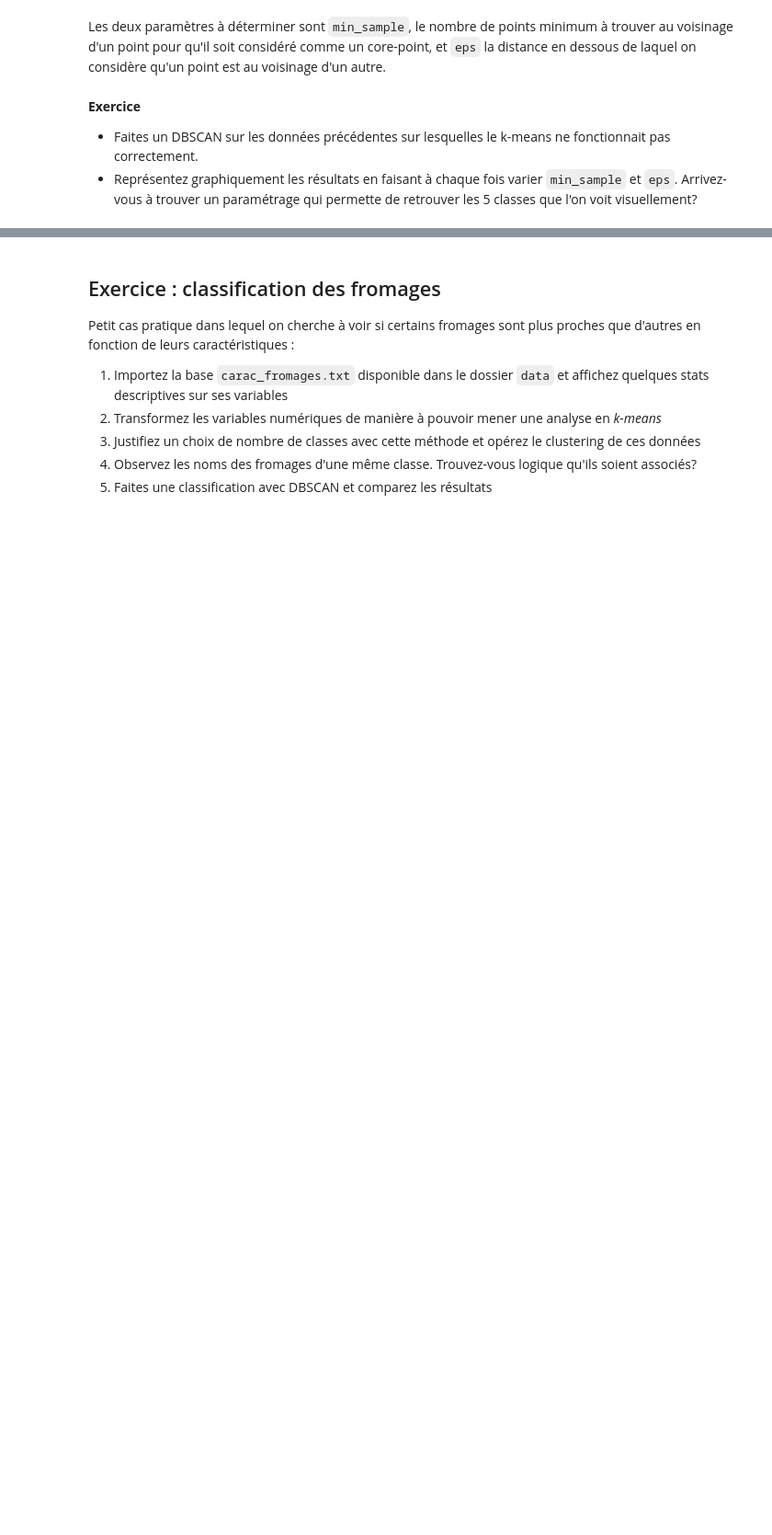
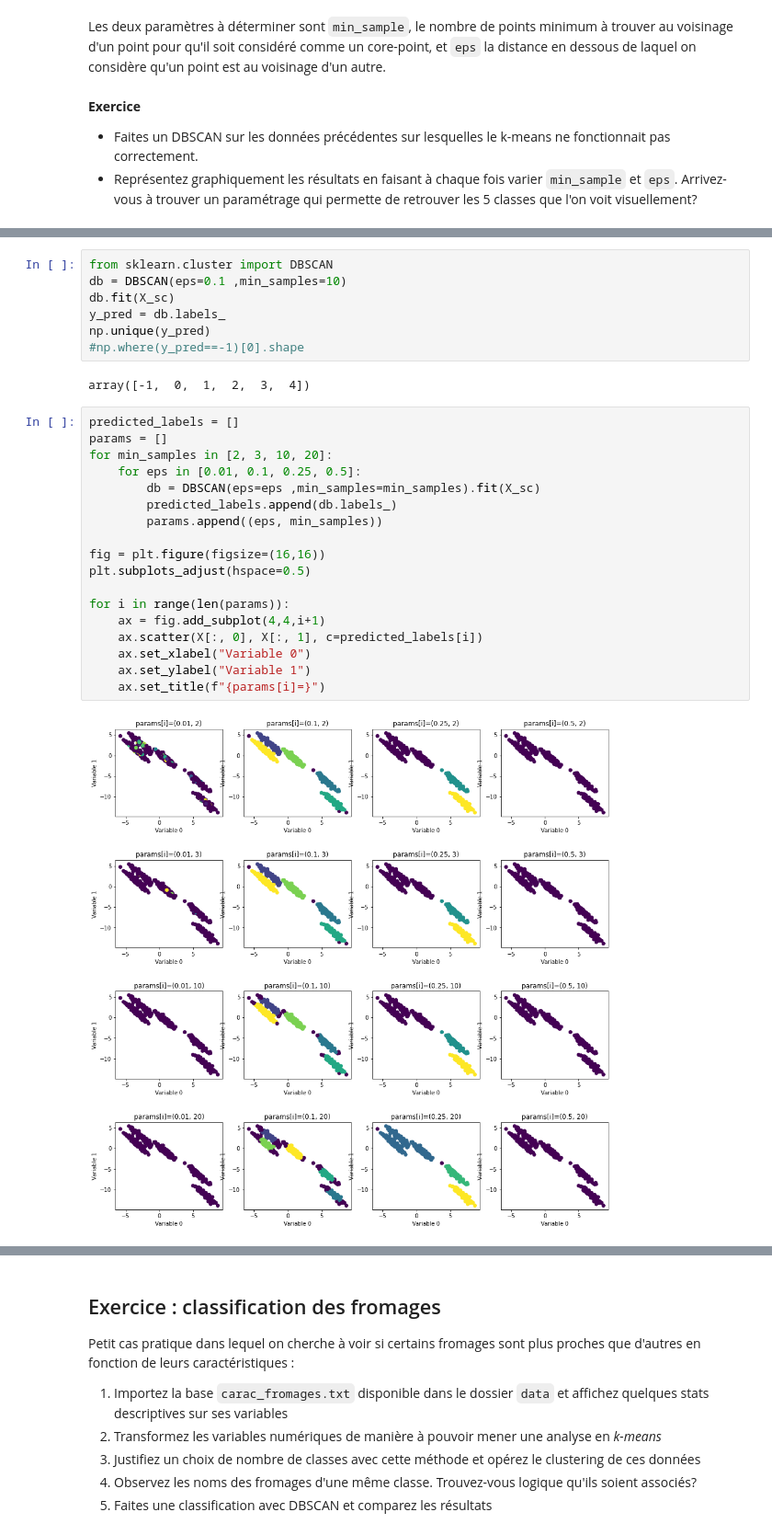
Before and after one commit to louiskuhn/IA-P2-Euskadi, a Jupyter notebook: Ressources/Machine Learning/Clustering/Kmeans et DBSCAN/kmeans_dbscan.ipynb, the cells around one changed output, grey strips where cells are left out. Shown: that part at 92% size. Cells and saved outputs as stored; diff of their text form; blank space fills up the shorter version.

Commit message:
correction kmeans dbscan

```diff
--- a/Ressources/Machine Learning/Clustering/Kmeans et DBSCAN/kmeans_dbscan.ipynb
+++ b/Ressources/Machine Learning/Clustering/Kmeans et DBSCAN/kmeans_dbscan.ipynb
@@ -195,0 +217,29 @@ __Exercice__
+# %%
+from sklearn.cluster import DBSCAN
+db = DBSCAN(eps=0.1 ,min_samples=10)
+db.fit(X_sc)
+y_pred = db.labels_
+np.unique(y_pred)
+#np.where(y_pred==-1)[0].shape
+# %% [output]
+array([-1,  0,  1,  2,  3,  4])
+# %%
+predicted_labels = []
+params = []
+for min_samples in [2, 3, 10, 20]:
+    for eps in [0.01, 0.1, 0.25, 0.5]:
+        db = DBSCAN(eps=eps ,min_samples=min_samples).fit(X_sc)
+        predicted_labels.append(db.labels_)
+        params.append((eps, min_samples))
+
+fig = plt.figure(figsize=(16,16))
+plt.subplots_adjust(hspace=0.5)
+
+for i in range(len(params)):
+    ax = fig.add_subplot(4,4,i+1)
+    ax.scatter(X[:, 0], X[:, 1], c=predicted_labels[i])
+    ax.set_xlabel("Variable 0")
+    ax.set_ylabel("Variable 1")
+    ax.set_title(f"{params[i]=}")
+# %% [output]
+[figure, added]
```
Also changed, not shown: parts of 16 cells of this notebook, 3 other files.
